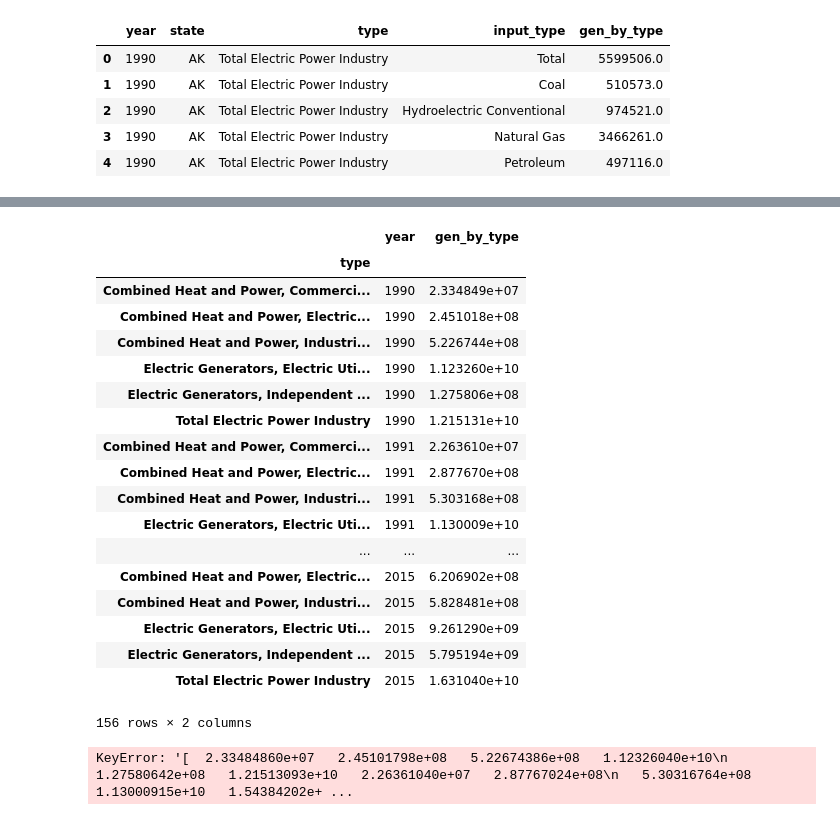
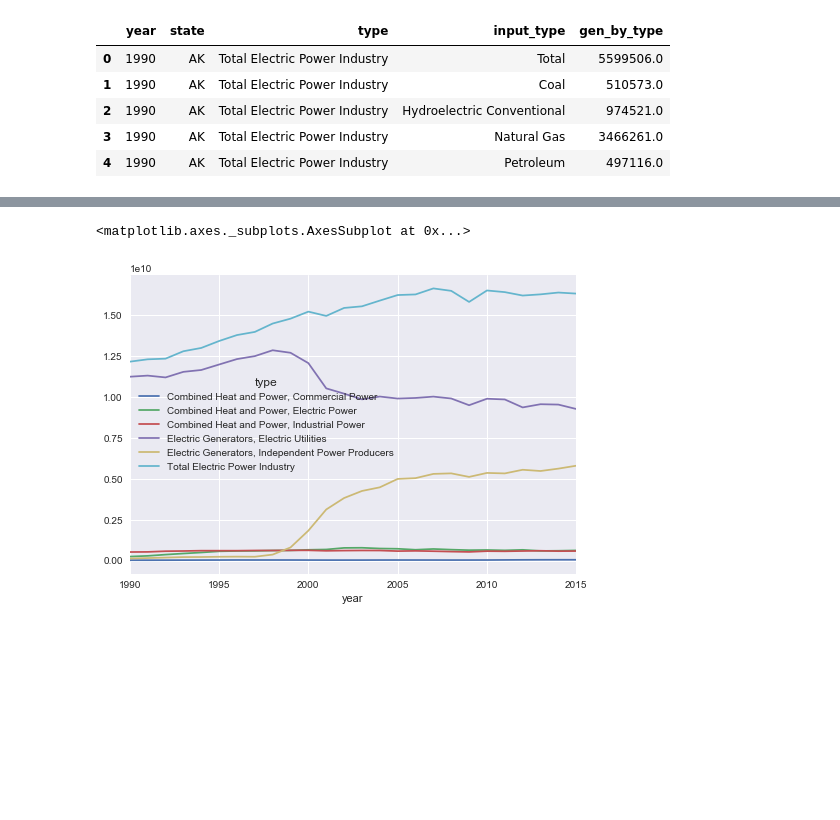
Before and after one commit to JackNDwyer/Capstone, a Jupyter notebook: Capstone EDA Final.ipynb, the cells around one changed output, grey strips where cells are left out. Cells and saved outputs as stored; diff of their text form; code cells hidden in the pictures; blank space fills up the shorter version.

```diff
--- a/Capstone EDA Final.ipynb
+++ b/Capstone EDA Final.ipynb
@@ -96,4 +90,4 @@ df2.head()
 | 4 | 1990 | AK | Total Electric Power Industry | Petroleum | 497116.0 |
 # %%
 totals_type = df2.groupby(['year','type']).sum()
-totals_type.unstack('type')
+totals_type = totals_type.unstack('type')
@@ -120,29 +94,14 @@ totals_type.unstack('type')
 # %%
 totals_type.reset_index(0, col_level= 0)
+totals_type.to_csv('type_gen')
-# %% [output]
-|  | year | gen_by_type |
-| type |  |  |
-| Combined Heat and Power, Commerci... | 1990 | 2.334849e+07 |
-| Combined Heat and Power, Electric... | 1990 | 2.451018e+08 |
-| Combined Heat and Power, Industri... | 1990 | 5.226744e+08 |
-| Electric Generators, Electric Uti... | 1990 | 1.123260e+10 |
-| Electric Generators, Independent ... | 1990 | 1.275806e+08 |
-| Total Electric Power Industry | 1990 | 1.215131e+10 |
-| Combined Heat and Power, Commerci... | 1991 | 2.263610e+07 |
-| Combined Heat and Power, Electric... | 1991 | 2.877670e+08 |
-| Combined Heat and Power, Industri... | 1991 | 5.303168e+08 |
-| Electric Generators, Electric Uti... | 1991 | 1.130009e+10 |
-| ... | ... | ... |
-| Combined Heat and Power, Electric... | 2015 | 6.206902e+08 |
-| Combined Heat and Power, Industri... | 2015 | 5.828481e+08 |
-| Electric Generators, Electric Uti... | 2015 | 9.261290e+09 |
-| Electric Generators, Independent ... | 2015 | 5.795194e+09 |
-| Total Electric Power Industry | 2015 | 1.631040e+10 |
-156 rows × 2 columns
-# %%
-totals_type.plot(y=totals_type['gen_by_type'])
-# %% [output]
-KeyError: '[  2.33484860e+07   2.45101798e+08   5.22674386e+08   1.12326040e+10\n   1.27580642e+08   1.21513093e+10   2.26361040e+07   2.87767024e+08\n   5.30316764e+08   1.13000915e+10   1.54384202e+ ...
+# %%
+totals_type.columns= totals_type.columns.droplevel(0)
+# %%
+totals_type.plot()
+#probably gonna make this a log graph
+# %% [output]
+<matplotlib.axes._subplots.AxesSubplot at 0x...>
+[figure, added]
 # %%
 df_totals_input = df2.groupby(['year','input_type']).sum()
 
```
Also changed, not shown: parts of 17 cells of this notebook, 1 other file.
